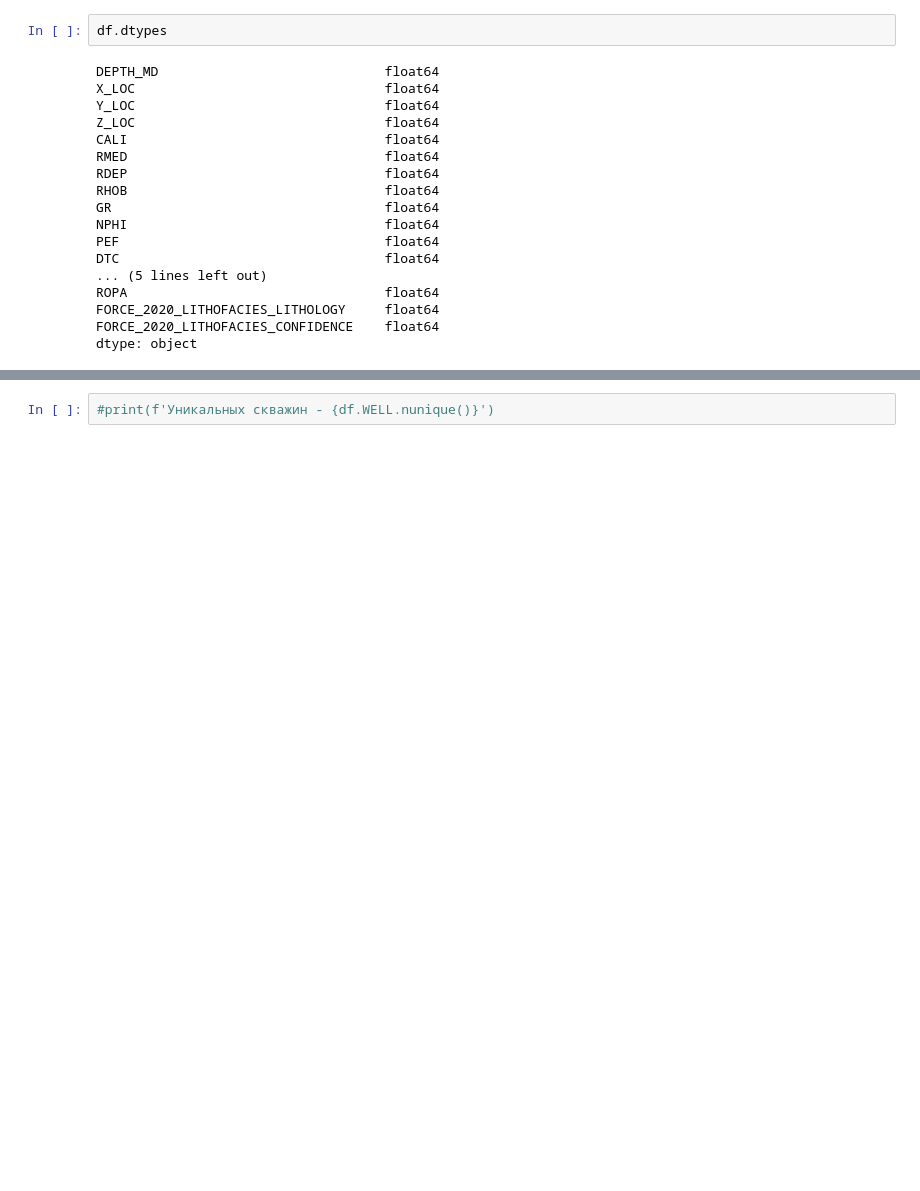
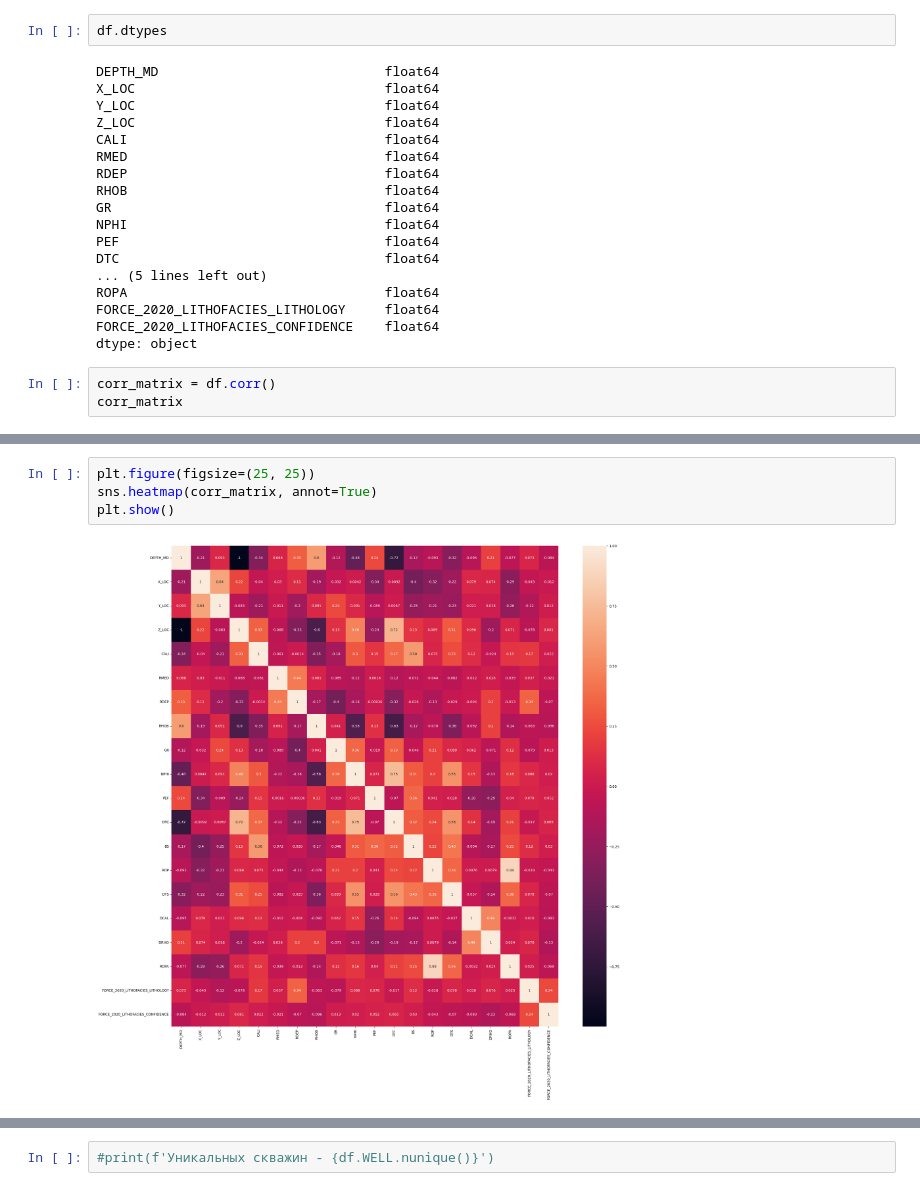
Before and after one commit to EgorenkovaURFU/well_log, a Jupyter notebook: EDA_01.ipynb, the cells around one changed output, grey strips where cells are left out. Cells and saved outputs as stored; diff of their text form; blank space fills up the shorter version.

```diff
--- a/EDA_01.ipynb
+++ b/EDA_01.ipynb
@@ -208,3 +241,6 @@ ROPA                                 float64
 FORCE_2020_LITHOFACIES_LITHOLOGY     float64
 FORCE_2020_LITHOFACIES_CONFIDENCE    float64
 dtype: object
+# %%
+corr_matrix = df.corr()
+corr_matrix
@@ -210,0 +265,6 @@ dtype: object
+# %%
+plt.figure(figsize=(25, 25))
+sns.heatmap(corr_matrix, annot=True)
+plt.show()
+# %% [output]
+[figure, added]
```
Also changed, not shown: parts of 7 cells of this notebook.
